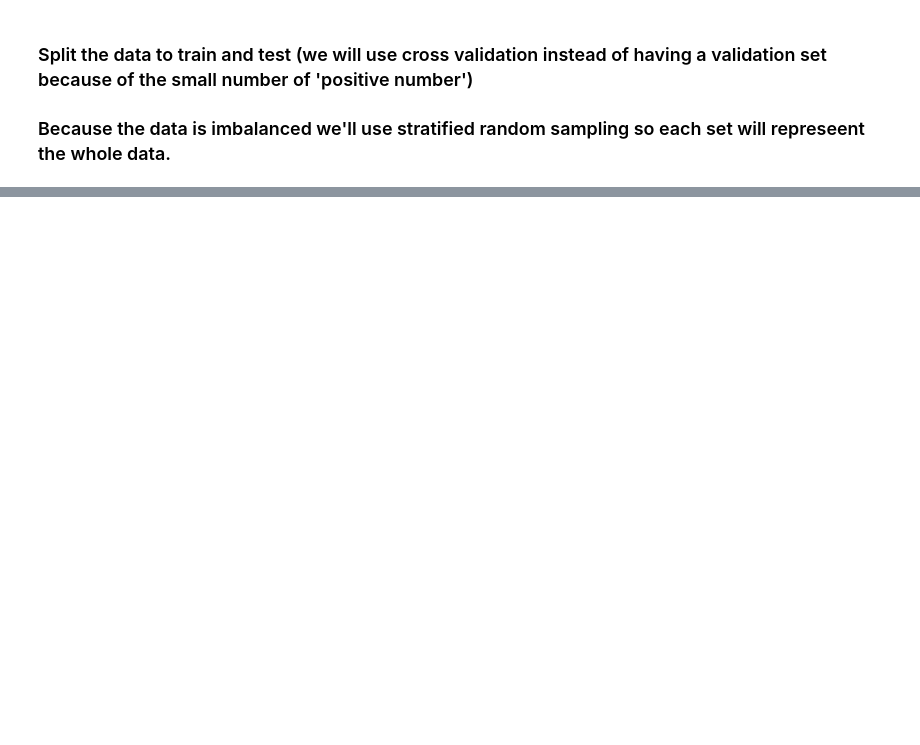
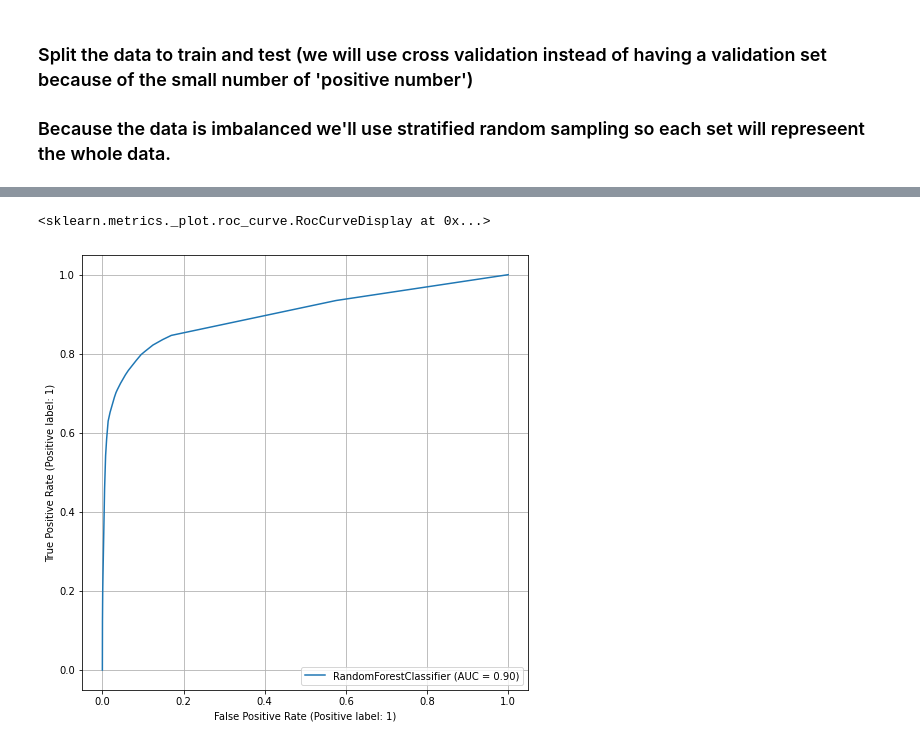
Before and after one commit to NirLalum/corona-diagnosis, a Jupyter notebook: ML_models.ipynb, the cells around one changed output, grey strips where cells are left out. Cells and saved outputs as stored; diff of their text form; code cells hidden in the pictures; blank space fills up the shorter version.

```diff
--- a/ML_models.ipynb
+++ b/ML_models.ipynb
@@ -105,0 +165,8 @@ print(recall_score(y_test, rfc_pred))
+# %%
+
+RocCurveDisplay.from_estimator(rfc, X_train, y_train)
+
+# try to understand how to choose the right treshold. there is a method called roc_curve that return an array of thresholds and the thresholds are usable with predict_proba
+# %% [output]
+<sklearn.metrics._plot.roc_curve.RocCurveDisplay at 0x...>
+[figure, added]
```
Also changed, not shown: parts of 14 cells of this notebook, 3 other files.
